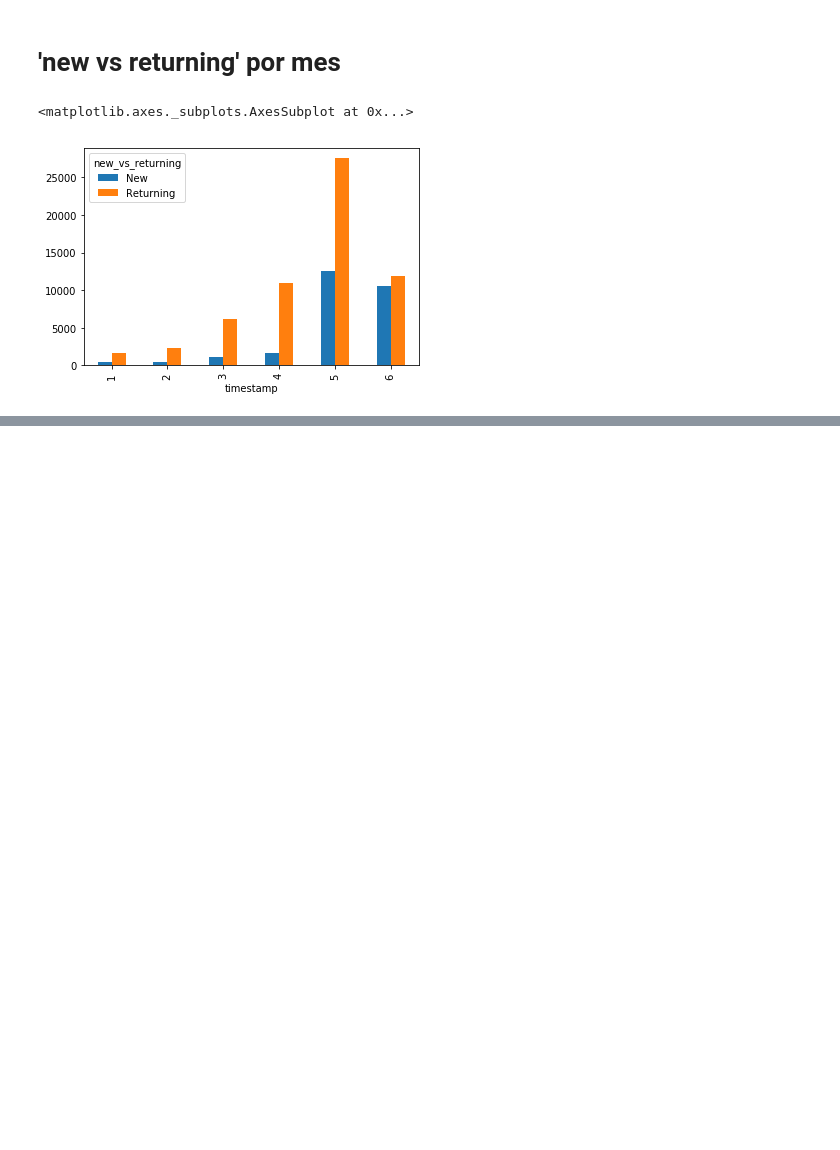
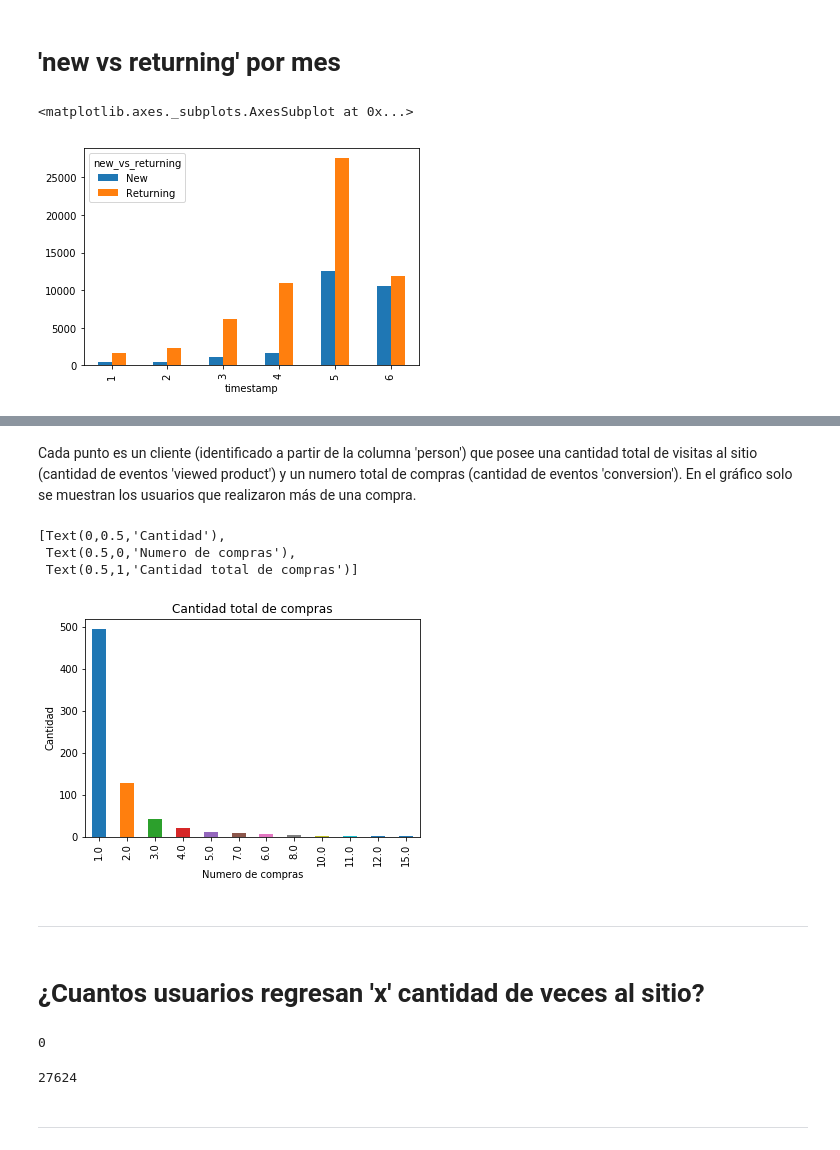
Before and after one commit to sebalogue/tp1-datos, a Jupyter notebook: src/seba/analisis-intro.ipynb, the cells around one changed output, grey strips where cells are left out. Drawn from its saved outputs; the diff is of its cells as text; code cells hidden in the pictures; blank space fills up the shorter version.

```diff
--- a/src/seba/analisis-intro.ipynb
+++ b/src/seba/analisis-intro.ipynb
@@ -135,0 +162,27 @@ df.groupby([df['timestamp'].dt.month, 'new_vs_returning']).size().unstack().plot
+# %% [markdown]
+Cada punto es un cliente (identificado a partir de la columna 'person') que posee una cantidad total de visitas al sitio (cantidad de eventos 'viewed product') y un numero total de compras (cantidad de eventos 'conversion'). En el gráfico solo se muestran los usuarios que realizaron más de una compra.
+# %%
+g = person_conv['conversion'].value_counts().plot(kind='bar')
+
+g.set(xlabel="Numero de compras", ylabel='Cantidad', title='Cantidad total de compras')
+# %% [output]
+[Text(0,0.5,'Cantidad'),
+ Text(0.5,0,'Numero de compras'),
+ Text(0.5,1,'Cantidad total de compras')]
+[figure, added]
+# %% [markdown]
+- - -
+# %% [markdown]
+# ¿Cuantos usuarios regresan 'x' cantidad de veces al sitio?
+# %%
+# No hay registros de personas NaN
+tf['person'].isna().sum()
+# %% [output]
+0
+# %%
+# Cantidad de usuarios distintos registrados
+tf['person'].value_counts().count()
+# %% [output]
+27624
+# %% [markdown]
+- - -
```
Also changed, not shown: parts of 27 cells of this notebook.
